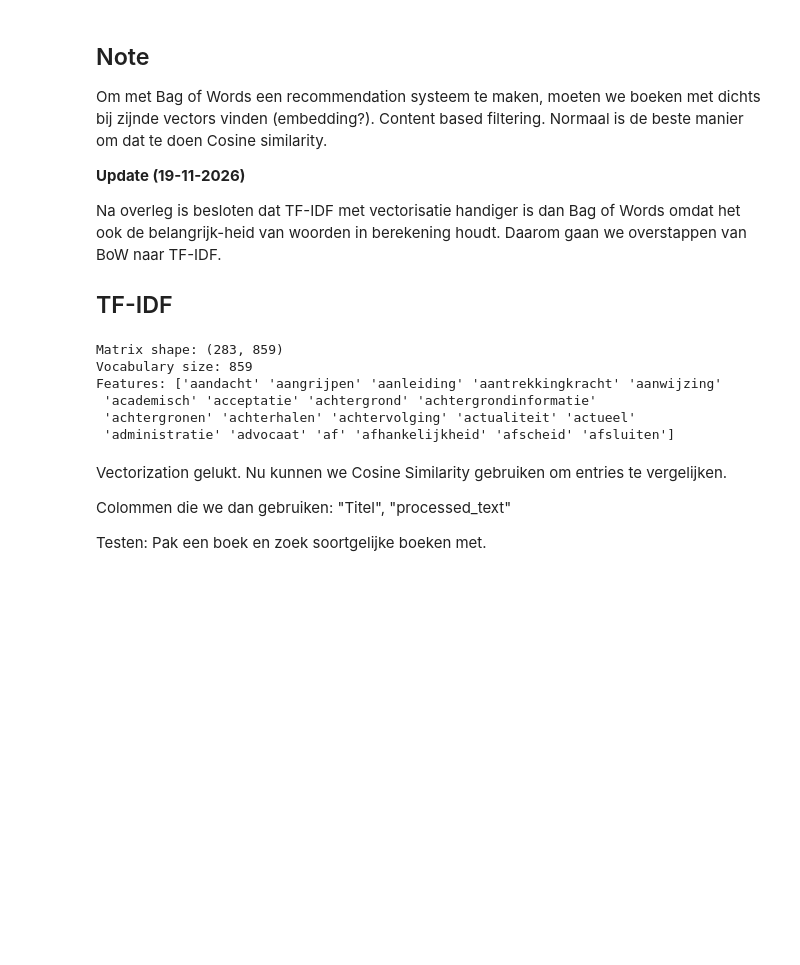
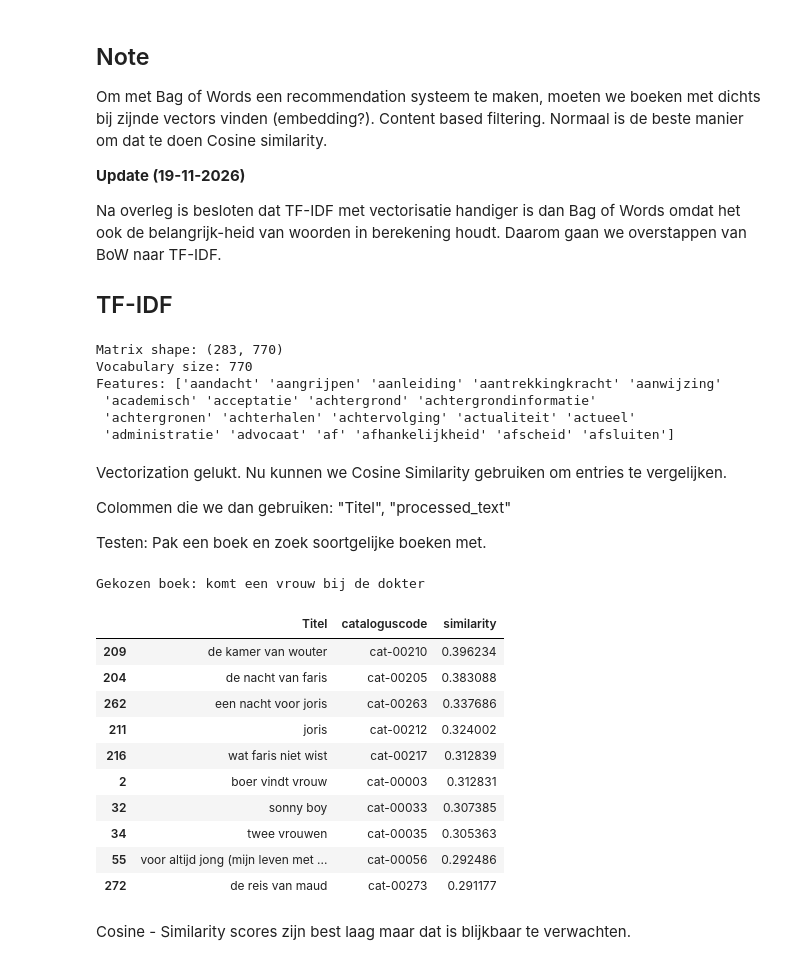
Before and after one commit to hamid1103/BookRecommendProject, a Jupyter notebook: Leesmaterial.ipynb, the cells around one changed output. Drawn from its saved outputs; the diff is of its cells as text; code cells hidden in the pictures; blank space fills up the shorter version.

```diff
--- a/Leesmaterial.ipynb
+++ b/Leesmaterial.ipynb
@@ -474,8 +474,8 @@ merged
 # %%
 LD["Combine_Normalized"] = LD["Combine"].str.lower()
 # %%
-LD["Combine_Normalized"] = LD["Combine"].replace(r"\d+","",regex=True)
-LD["Combine_Normalized"] = LD["Combine"].replace(r"[^\w\s]", "", regex=True)
+LD["Combine_Normalized"] = LD["Combine_Normalized"].replace(r"\d+"," ",regex=True)
+LD["Combine_Normalized"] = LD["Combine_Normalized"].replace(r"[^\w\s]", " ", regex=True)
 
 # Deze code hieronder werkt niet met een serie (pandas).
 #import re no_number_string = re.sub(r’\d+’, ’’, lower_string)
@@ -635,8 +635,8 @@ print("Vocabulary size:", len(vectorizer.get_feature_names_out()))
 
 print("Features:", vectorizer.get_feature_names_out()[:20])
 # %% [output]
-Matrix shape: (283, 859)
-Vocabulary size: 859
+Matrix shape: (283, 770)
+Vocabulary size: 770
 Features: ['aandacht' 'aangrijpen' 'aanleiding' 'aantrekkingkracht' 'aanwijzing'
  'academisch' 'acceptatie' 'achtergrond' 'achtergrondinformatie'
  'achtergronen' 'achterhalen' 'achtervolging' 'actualiteit' 'actueel'
@@ -648,8 +648,36 @@ Colommen die we dan gebruiken: "Titel", "processed_text"
 
 Testen: Pak een boek en zoek soortgelijke boeken met.
 # %%
+from sklearn.metrics.pairwise import cosine_similarity
+
 # Grab index of random book from LD
+book_idx = LD.sample(1).index[0]
+print("Gekozen boek:", LD.loc[book_idx, "Titel"])
 
 # Vectorize "processed_text"
+# (al gedaan in de TF-IDF cel hierboven: tfidf_matrix heeft dezelfde rijvolgorde als LD)
+book_vector = tfidf_matrix[LD.index.get_loc(book_idx)]
 
-# Compute cosine similarity
+# Compute cosine similarity tussen het gekozen boek en alle andere entries
+similarities = cosine_similarity(book_vector, tfidf_matrix).flatten()
+
+# Top 10 books with similarity score by "Titel"
+results = LD[["Titel", "cataloguscode"]].copy()
+results["similarity"] = similarities
+results = results.drop(index=book_idx)  # het boek zelf niet aanraden
+results.sort_values("similarity", ascending=False).head(10)
+# %% [output]
+Gekozen boek: komt een vrouw bij de dokter
+|  | Titel | cataloguscode | similarity |
+| 209 | de kamer van wouter | cat-00210 | 0.396234 |
+| 204 | de nacht van faris | cat-00205 | 0.383088 |
+| 262 | een nacht voor joris | cat-00263 | 0.337686 |
+| 211 | joris | cat-00212 | 0.324002 |
+| 216 | wat faris niet wist | cat-00217 | 0.312839 |
+| 2 | boer vindt vrouw | cat-00003 | 0.312831 |
+| 32 | sonny boy | cat-00033 | 0.307385 |
+| 34 | twee vrouwen | cat-00035 | 0.305363 |
+| 55 | voor altijd jong (mijn leven met ... | cat-00056 | 0.292486 |
+| 272 | de reis van maud | cat-00273 | 0.291177 |
+# %% [markdown]
+Cosine - Similarity scores zijn best laag maar dat is blijkbaar te verwachten.
```
Also changed, not shown: parts of 4 cells of this notebook.
